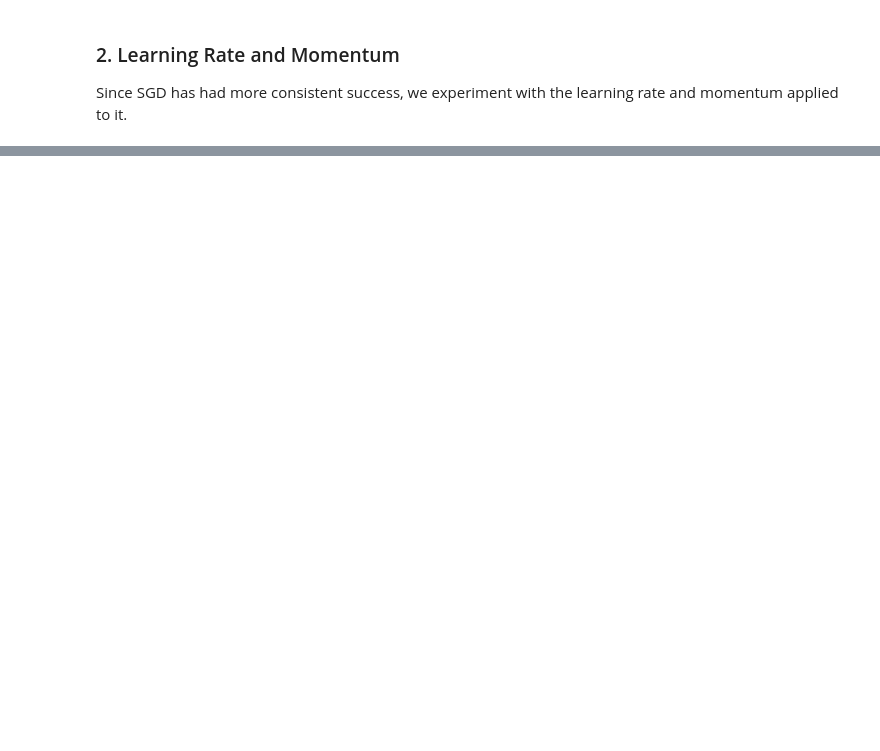
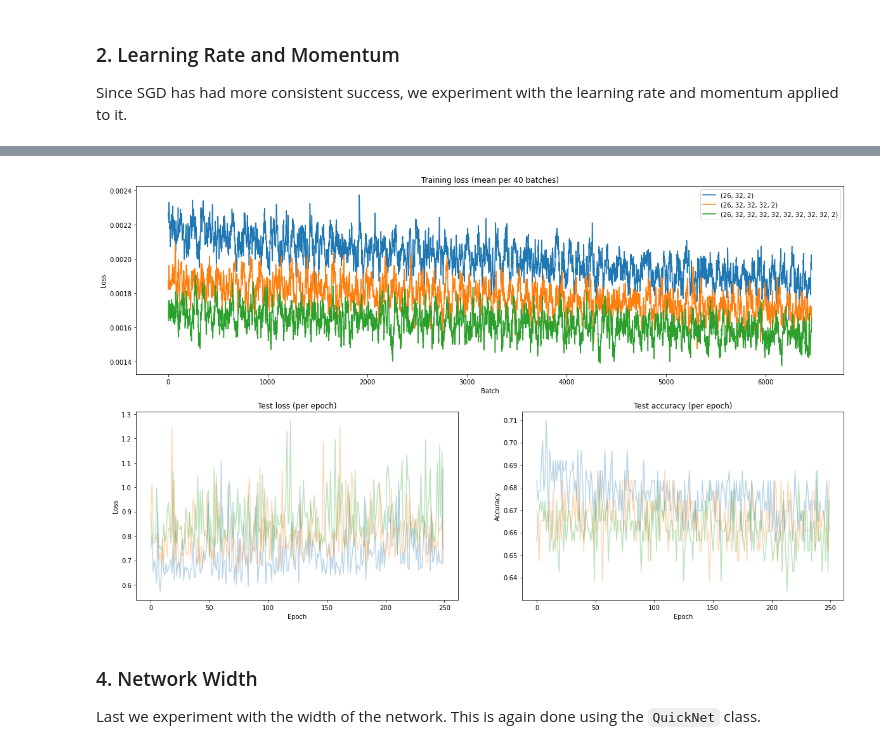
Before and after one commit to rcushen/math5836, a Jupyter notebook: project_1/Project 1.ipynb, the cells around one changed output, grey strips where cells are left out. Drawn from its saved outputs; the diff is of its cells as text; code cells hidden in the pictures; blank space fills up the shorter version.

````diff
--- a/project_1/Project 1.ipynb
+++ b/project_1/Project 1.ipynb
@@ -313,0 +316,47 @@ Next we experiment with the actual structure of the network which is being train
+# %%
+class QuickNet(nn.Module):
+    def __init__(self, layer_sizes):
+        super().__init__()
+
+        self.layer_sizes = layer_sizes
+
+        structure = []
+        for i in range(len(layer_sizes)):
+            if i == len(layer_sizes) - 2:
+                structure.append(nn.Linear(layer_sizes[i], layer_sizes[i+1]))
+                break
+            else:
+                structure.append(nn.Linear(layer_sizes[i], layer_sizes[i+1]))
+                # structure.append(nn.BatchNorm1d(layer_sizes[i+1]))
+                structure.append(nn.ReLU())
+                # structure.append(nn.Dropout(0.5))
+
+        self.layers = nn.ModuleList(structure)
+
+    def forward(self, x):
+        for layer in self.layers:
+            x = layer(x)
+        return x
+# %%
+layer_sizes = [
+    (26, 32, 2),
+    (26, 32, 32, 32, 2),
+    (26, 32, 32, 32, 32, 32, 32, 32, 32, 2),
+]
+
+nets = []
+for structure in layer_sizes:
+    nets.append(QuickNet(structure))
+
+experiment_results = []
+for net in nets:
+    experiment_results.append(train_network(train_dataloader, test_dataloader, net,
+                            optim.SGD(model.parameters(), lr=0.05), nn.CrossEntropyLoss(), 250,
+                            str(net.layer_sizes)))
+# %%
+plot_results(experiment_results)
+# %% [output]
+[figure, added]
+# %% [markdown]
+### 4. Network Width
+Last we experiment with the width of the network. This is again done using the ```QuickNet``` class.
````
Also changed, not shown: parts of 15 cells of this notebook, 1 other file.
